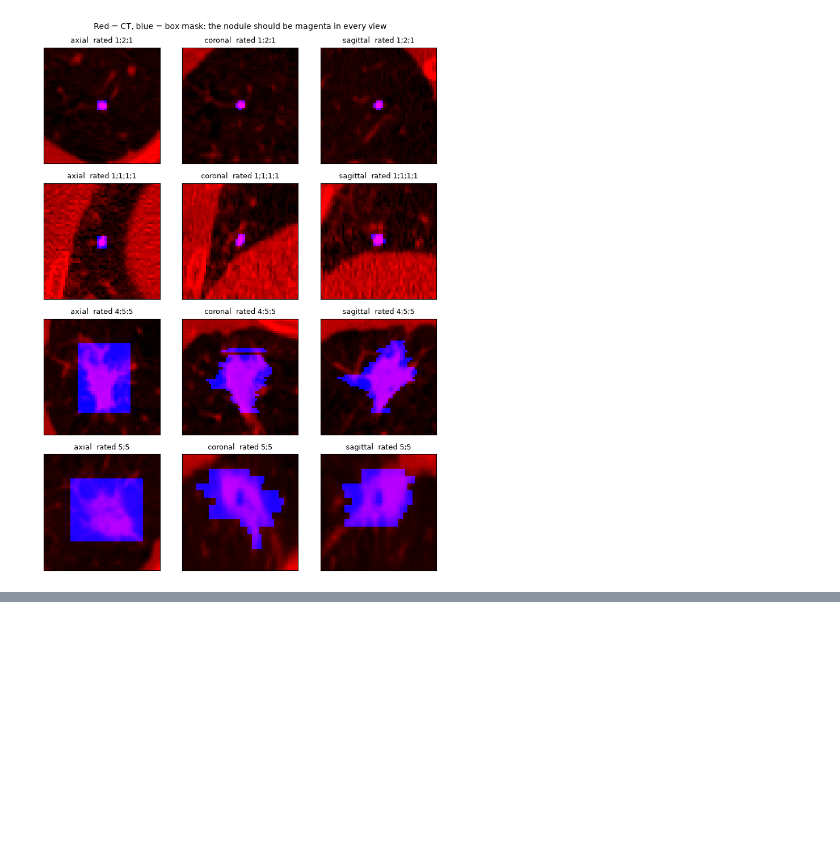
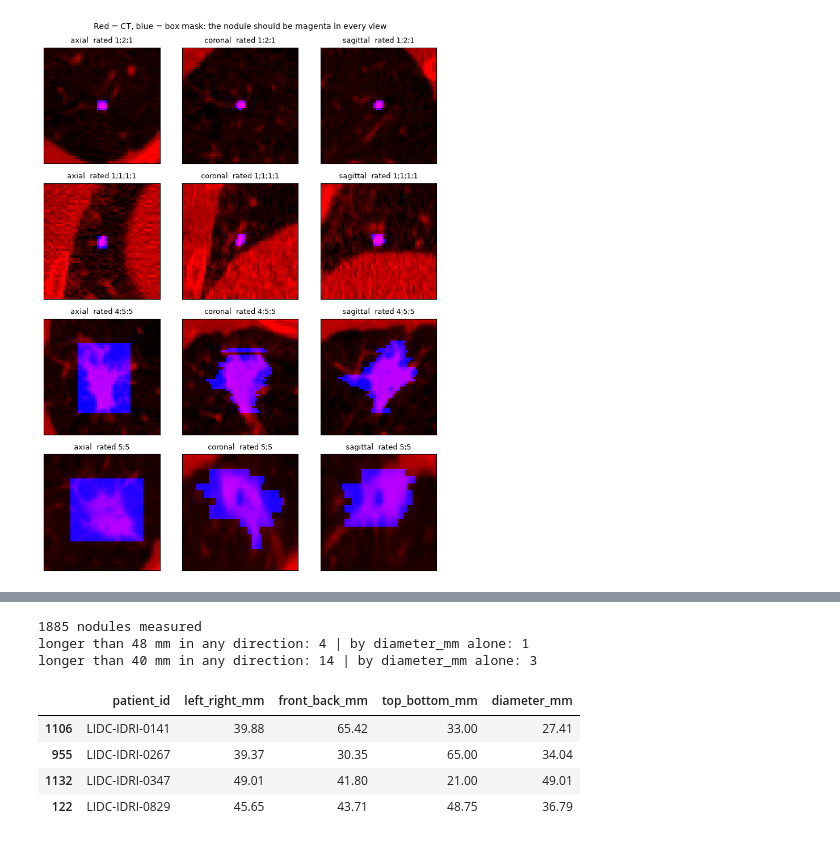
Before and after one commit to CaNtHinkOfaUser/Classifying-malignancy-in-lung-nodules-using-deep-learning-models, a Jupyter notebook: pipeline/4ccheck_patches.ipynb, the cells around one changed output, grey strips where cells are left out. Cells and saved outputs as stored; diff of their text form; code cells hidden in the pictures; blank space fills up the shorter version.

Commit message:
No of nodules bigger than patch

```diff
--- a/pipeline/4ccheck_patches.ipynb
+++ b/pipeline/4ccheck_patches.ipynb
@@ -112,0 +126,39 @@ plt.show()
+# %%
+from ct import BOXES, CUBE_MM, load_series_index
+
+MODEL_CROP_MM = 40 # the central crop the model sees (CROP in Model/no_folds/dataset_patches_no_fold.py)
+KEY = ["series_instance_uid", "merged_nodule_id"]
+
+all_nodules = pd.read_csv(NODULES) # all 1,885, not only the train split used above
+boxes = pd.read_csv(BOXES).merge(all_nodules[KEY], on=KEY) # one box per slice, only the 1,885 nodules
+boxes["x_min"] = boxes["x_centre"] - boxes["width"] / 2
+boxes["x_max"] = boxes["x_centre"] + boxes["width"] / 2
+boxes["y_min"] = boxes["y_centre"] - boxes["height"] / 2
+boxes["y_max"] = boxes["y_centre"] + boxes["height"] / 2
+
+size = boxes.groupby(KEY).agg(x_min=("x_min", "min"), x_max=("x_max", "max"),
+                              y_min=("y_min", "min"), y_max=("y_max", "max"),
+                              z_min=("z-slice", "min"), z_max=("z-slice", "max")).reset_index()
+size = size.join(load_series_index()[["row_spacing", "col_spacing", "z_spacing"]], on="series_instance_uid")
+size["left_right_mm"] = (size["x_max"] - size["x_min"]) * size["col_spacing"] # x = column
+size["front_back_mm"] = (size["y_max"] - size["y_min"]) * size["row_spacing"] # y = row
+size["top_bottom_mm"] = size["z_max"] - size["z_min"] + size["z_spacing"]
+size["longest_mm"] = size[["left_right_mm", "front_back_mm", "top_bottom_mm"]].max(axis=1)
+size = size.merge(all_nodules[KEY + ["patient_id", "diameter_mm"]], on=KEY)
+
+print(f"{len(size)} nodules measured")
+for side in (CUBE_MM, MODEL_CROP_MM):
+    print(f"longer than {side} mm in any direction: {(size['longest_mm'] > side).sum()} "
+          f"| by diameter_mm alone: {(size['diameter_mm'] > side).sum()}")
+
+cols = ["patient_id", "left_right_mm", "front_back_mm", "top_bottom_mm", "diameter_mm"]
+size[size["longest_mm"] > CUBE_MM].sort_values("longest_mm", ascending=False)[cols].round(2)
+# %% [output]
+1885 nodules measured
+longer than 48 mm in any direction: 4 | by diameter_mm alone: 1
+longer than 40 mm in any direction: 14 | by diameter_mm alone: 3
+|  | patient_id | left_right_mm | front_back_mm | top_bottom_mm | diameter_mm |
+| 1106 | LIDC-IDRI-0141 | 39.88 | 65.42 | 33.00 | 27.41 |
+| 955 | LIDC-IDRI-0267 | 39.37 | 30.35 | 65.00 | 34.04 |
+| 1132 | LIDC-IDRI-0347 | 49.01 | 41.80 | 21.00 | 49.01 |
+| 122 | LIDC-IDRI-0829 | 45.65 | 43.71 | 48.75 | 36.79 |
```
Also changed, not shown: parts of 1 cell of this notebook.
